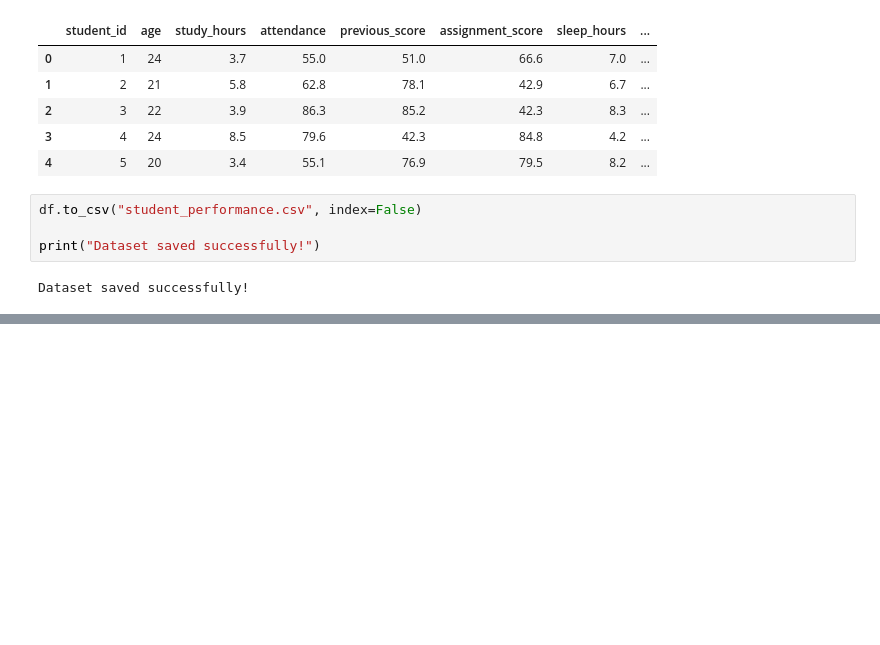
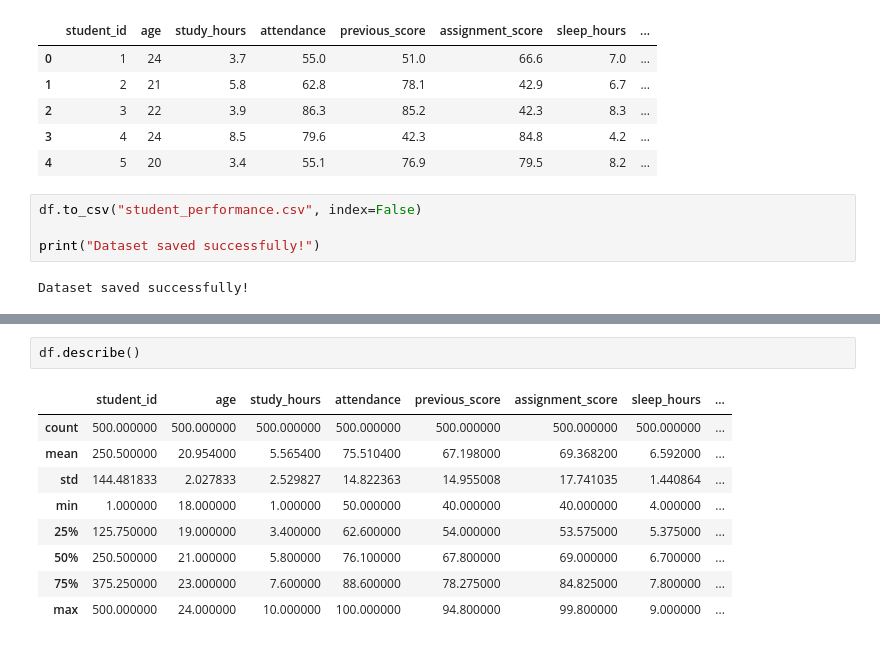
Before and after one commit to Dilini8888/student-performance-prediction, a Jupyter notebook: Student_Performance_Prediction.ipynb, the cells around one changed output, grey strips where cells are left out. Cells and saved outputs as stored; diff of their text form; blank space fills up the shorter version.

```diff
--- a/Student_Performance_Prediction.ipynb
+++ b/Student_Performance_Prediction.ipynb
@@ -50,0 +95,12 @@ Dataset saved successfully!
+# %%
+df.describe()
+# %% [output]
+|  | student_id | age | study_hours | attendance | previous_score | assignment_score | sleep_hours | ... |
+| count | 500.000000 | 500.000000 | 500.000000 | 500.000000 | 500.000000 | 500.000000 | 500.000000 | ... |
+| mean | 250.500000 | 20.954000 | 5.565400 | 75.510400 | 67.198000 | 69.368200 | 6.592000 | ... |
+| std | 144.481833 | 2.027833 | 2.529827 | 14.822363 | 14.955008 | 17.741035 | 1.440864 | ... |
+| min | 1.000000 | 18.000000 | 1.000000 | 50.000000 | 40.000000 | 40.000000 | 4.000000 | ... |
+| 25% | 125.750000 | 19.000000 | 3.400000 | 62.600000 | 54.000000 | 53.575000 | 5.375000 | ... |
+| 50% | 250.500000 | 21.000000 | 5.800000 | 76.100000 | 67.800000 | 69.000000 | 6.700000 | ... |
+| 75% | 375.250000 | 23.000000 | 7.600000 | 88.600000 | 78.275000 | 84.825000 | 7.800000 | ... |
+| max | 500.000000 | 24.000000 | 10.000000 | 100.000000 | 94.800000 | 99.800000 | 9.000000 | ... |
```
Also changed, not shown: parts of 8 cells of this notebook.
